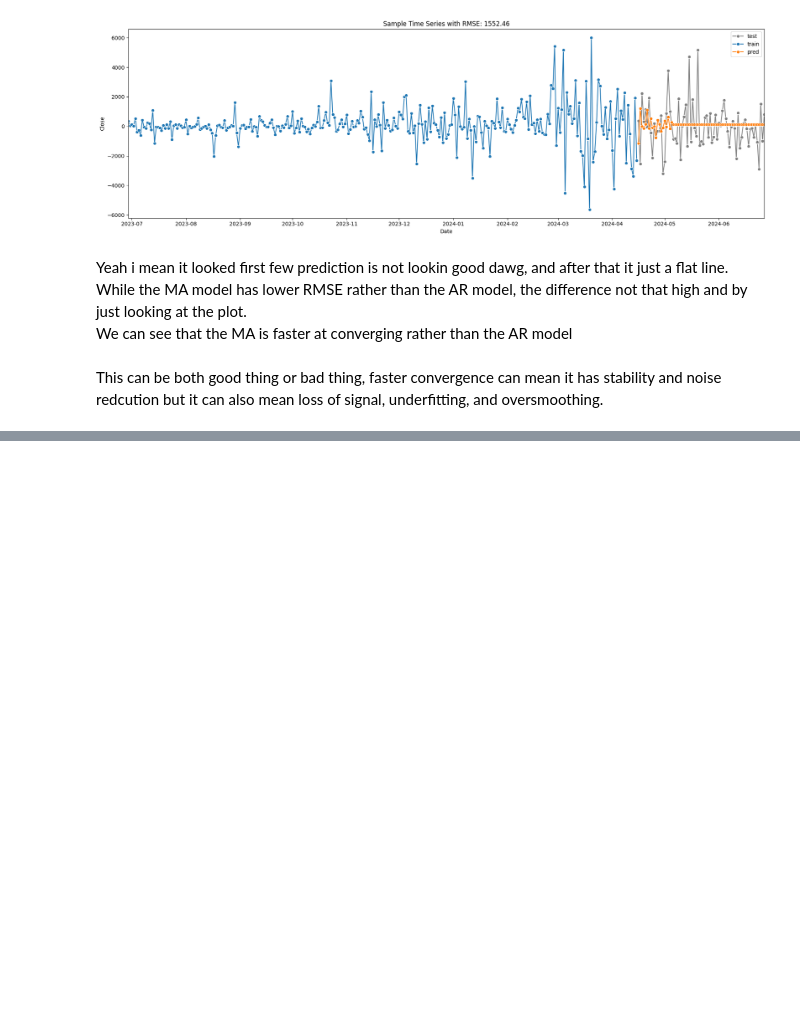
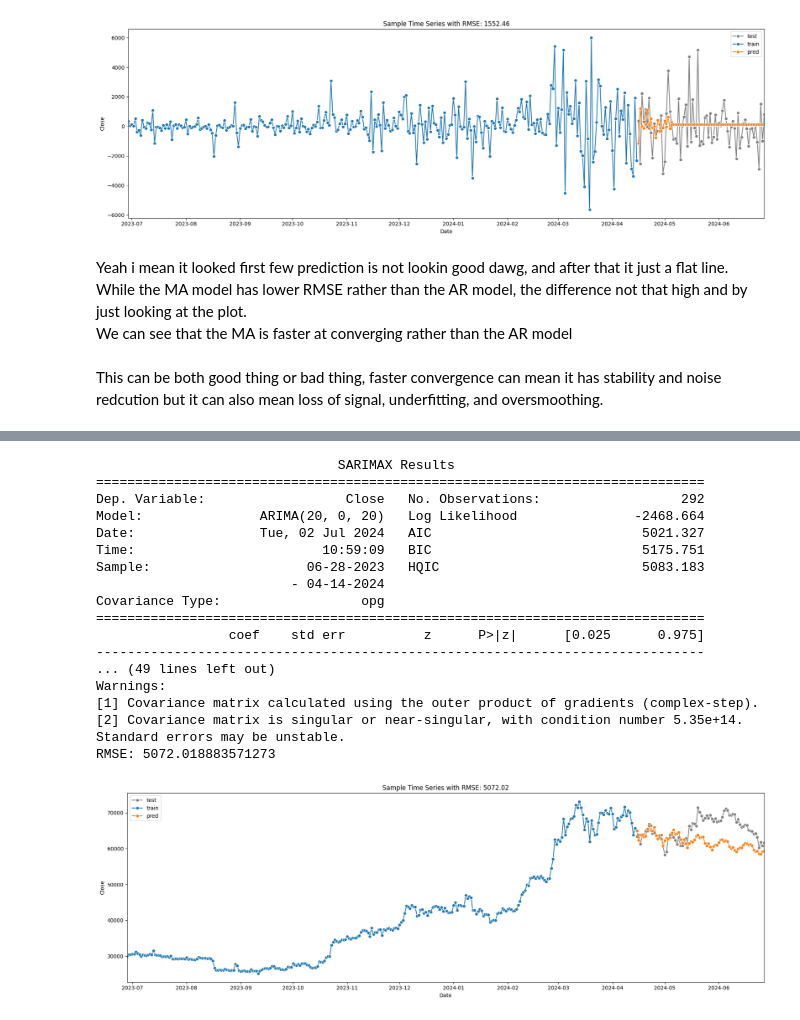
Before and after one commit to KomangAndika/ARIMA-And-Friends, a Jupyter notebook: ARIMA_Friends_BTC-USD.ipynb, the cells around one changed output, grey strips where cells are left out. Drawn from its saved outputs; the diff is of its cells as text; code cells hidden in the pictures; blank space fills up the shorter version.

Commit message:
Kaggle Notebook | ARIMA_Friends_BTC-USD | Version 3

```diff
--- a/ARIMA_Friends_BTC-USD.ipynb
+++ b/ARIMA_Friends_BTC-USD.ipynb
@@ -356,0 +373,53 @@ This can be both good thing or bad thing, faster convergence can mean it has sta
+# %%
+df['Date'] = pd.to_datetime(df.index)
+df = df.sort_index()
+
+num_samples1 = len(df)
+train_len1 = int(0.8 * num_samples1)
+
+# Split the data into train and test sets
+train1 = df['Close'][:train_len1]
+test1 = df['Close'][train_len1:]
+# %%
+#ARMA Model Beibyy
+# You can use ARIMA model for ARMA model which is basically turning the d in ARIMA(p,d,q) to 0.
+arma_model = ARIMA(train1, order=(20, 0, 20)).fit()
+
+# Print the summary of the model
+print(arma_model.summary())
+
+# Predict values
+pred1 = arma_model.predict(start=train_len1, end=num_samples1-1, dynamic=False)
+
+# Calculate RMSE
+rmse = np.sqrt(mean_squared_error(test1, pred1))
+print(f'RMSE: {rmse}')
+
+# Plotting
+f, ax = plt.subplots(nrows=1, ncols=1, figsize=(18, 6))
+sns.lineplot(x=df['Date'][train_len1:], y=test1, marker='o', label='test', color='grey')
+sns.lineplot(x=df['Date'][:train_len1], y=train1, marker='o', label='train')
+sns.lineplot(x=df['Date'][train_len1:], y=pred1, marker='o', label='pred')
+ax.set_xlim([df['Date'].iloc[0], df['Date'].iloc[-1]])
+ax.set_title('Sample Time Series with RMSE: {:.2f}'.format(rmse))
+plt.tight_layout()
+plt.show()
+# %% [output]
+                               SARIMAX Results
+==============================================================================
+Dep. Variable:                  Close   No. Observations:                  292
+Model:               ARIMA(20, 0, 20)   Log Likelihood               -2468.664
+Date:                Tue, 02 Jul 2024   AIC                           5021.327
+Time:                        10:59:09   BIC                           5175.751
+Sample:                    06-28-2023   HQIC                          5083.183
+                         - 04-14-2024
+Covariance Type:                  opg
+==============================================================================
+                 coef    std err          z      P>|z|      [0.025      0.975]
+------------------------------------------------------------------------------
+... (49 lines left out)
+Warnings:
+[1] Covariance matrix calculated using the outer product of gradients (complex-step).
+[2] Covariance matrix is singular or near-singular, with condition number 5.35e+14. Standard errors may be unstable.
+RMSE: 5072.018883571273
+[figure, added]
```
Also changed, not shown: parts of 3 cells of this notebook.
